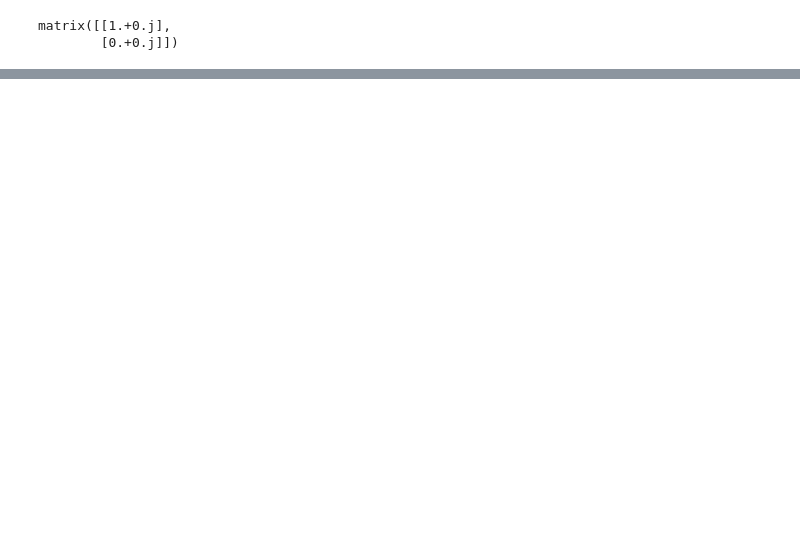
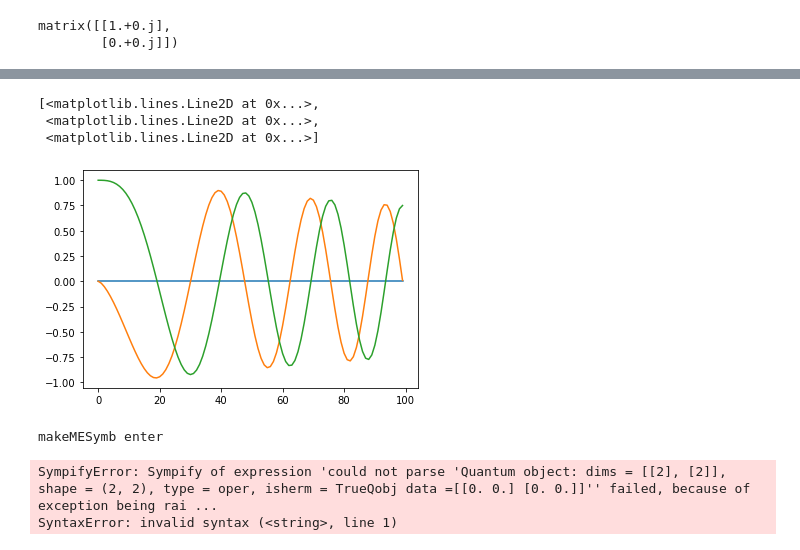
Before and after one commit to morgatron/spylind, a Jupyter notebook: examples/mimicking_qutip_mesolve.ipynb, the cells around one changed output, grey strips where cells are left out. Cells and saved outputs as stored; diff of their text form; code cells hidden in the pictures; blank space fills up the shorter version.

```diff
--- a/examples/mimicking_qutip_mesolve.ipynb
+++ b/examples/mimicking_qutip_mesolve.ipynb
@@ -67,0 +75,37 @@ matrix([[1.+0.j],
+# %%
+#def qubit_integrate(epsilon, delta, g1, g2, solver):
+epsilon = 0.0 * 2 * np.pi   # cavity frequency
+g2 = 0.15
+g1 = 0.0
+
+# intial state
+psi0 = q.basis(2,0)
+H0 = [epsilon / 2.0 * q.sigmaz(), lambda t,args: 1 ]
+H1  = [q.sigmax(), lambda t, args: 5*np.sqrt(t)  ]
+
+# collapse operators
+c_ops = []
+if g1 > 0.0:
+    c_ops.append(np.sqrt(g1) * q.sigmam())
+if g2 > 0.0:
+    c_ops.append(np.sqrt(g2) * q.sigmaz())
+
+e_ops = [q.sigmax(), q.sigmay(), q.sigmaz()]
+tlist = np.linspace(0,2,100)
+output = q.mesolve([H0,H1], psi0, tlist, c_ops, e_ops)
+# %%
+plt.plot(np.array(output.expect).T)
+# %% [output]
+[<matplotlib.lines.Line2D at 0x...>,
+ <matplotlib.lines.Line2D at 0x...>,
+ <matplotlib.lines.Line2D at 0x...>]
+[figure, added]
+# %%
+Esym = sm.symbols('E')
+H0 = [epsilon / 2.0 * q.sigmaz() ]
+H1  = [Esym, q.sigmax()]
+output = spl.mesolve([H0,H1], psi0, tlist, c_ops, e_ops, t_dep_fL = {Esym: lambda t: 5*np.sqrt(t)})
+# %% [output]
+makeMESymb enter
+SympifyError: Sympify of expression 'could not parse 'Quantum object: dims = [[2], [2]], shape = (2, 2), type = oper, isherm = TrueQobj data =[[0. 0.] [0. 0.]]'' failed, because of exception being rai ...
+SyntaxError: invalid syntax (<string>, line 1)
```
Also changed, not shown: parts of 9 cells of this notebook, 7 other files.
